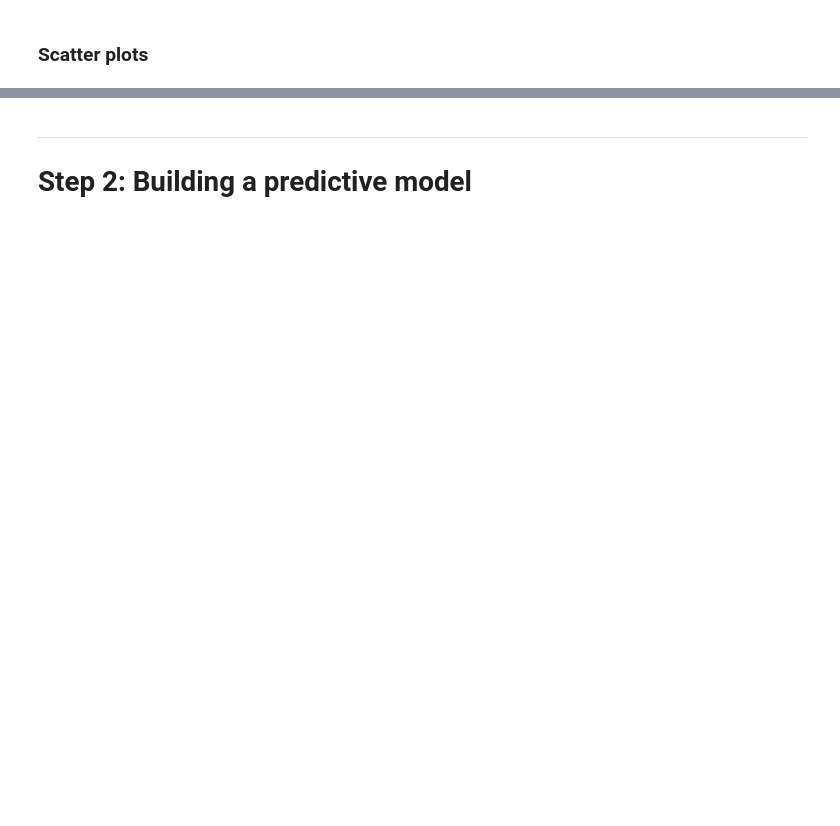
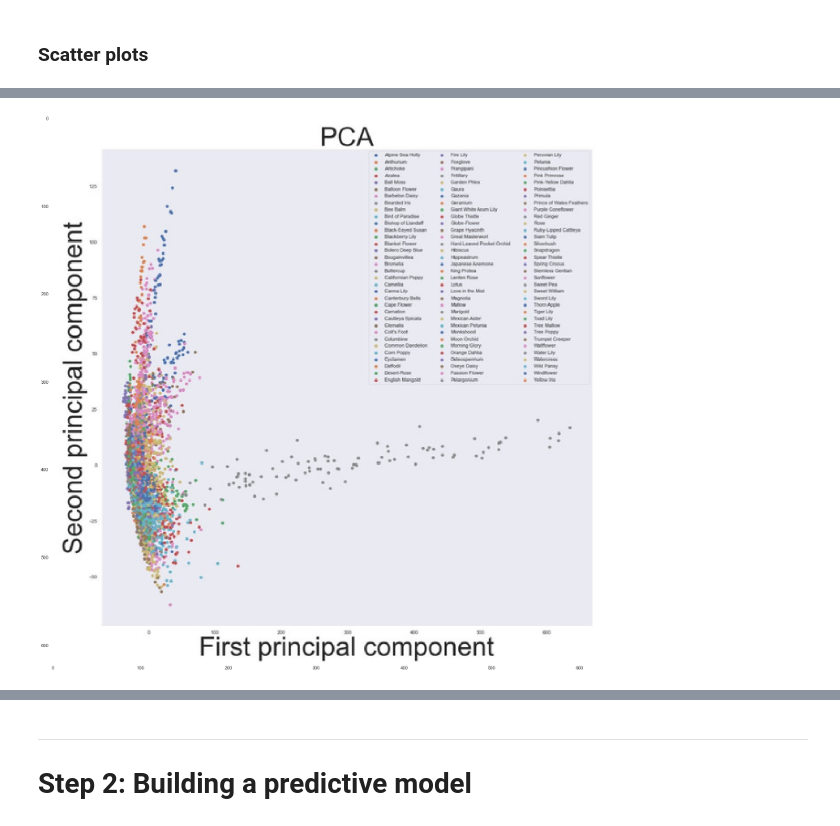
Before and after one commit to ElsaLopez133/PACHAMAMA, a Jupyter notebook: starting_kit/README.ipynb, the cells around one changed output, grey strips where cells are left out. Saved outputs shown, nothing was run; the diff lists cells and outputs as text; code cells hidden in the pictures; blank space fills up the shorter version.

```diff
--- a/starting_kit/README.ipynb
+++ b/starting_kit/README.ipynb
@@ -281,0 +313,9 @@ g = sns.clustermap(pca_result[:,:10],
+# %%
+pca = "https://i.ibb.co/SVVDMVT/PCA-final.jpg"
+plt.figure(figsize = (20,20))
+plt.grid(None)
+image = io.imread(pca)
+io.imshow(image)
+io.show()
+# %% [output]
+[figure, added]
```
Also changed, not shown: parts of 29 cells of this notebook.
